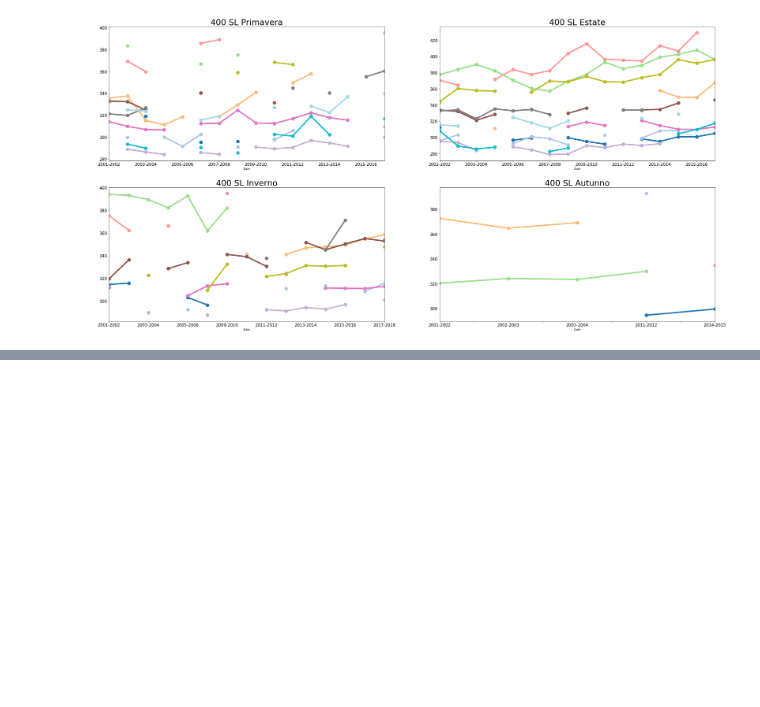
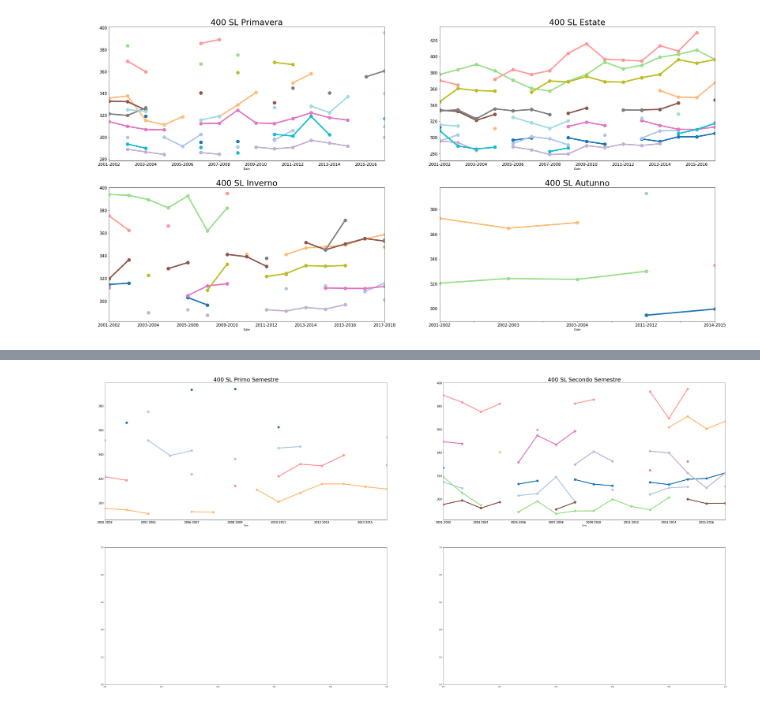
Before and after one commit to Antoniofs90/Nuotatori, a Jupyter notebook: Plotting-Copy1.ipynb, the cells around one changed output, grey strips where cells are left out. Drawn from its saved outputs; the diff is of its cells as text; code cells hidden in the pictures; blank space fills up the shorter version.

```diff
--- a/Plotting-Copy1.ipynb
+++ b/Plotting-Copy1.ipynb
@@ -535,25 +460,53 @@ Index: []
 # Aggiustiamo i dati, raggruppandoli
 Nuotatori_primo_quadrimestre_plot = pd.DataFrame(Nuotatori_primo_quadrimestre.groupby([Nuotatori_primavera['Date'], Nuotatori_primavera['Nuotatore']]).Time.agg('mean'))
 Nuotatori_secondo_quadrimestre_plot = pd.DataFrame(Nuotatori_secondo_quadrimestre.groupby([Nuotatori_estate['Date'], Nuotatori_estate['Nuotatore']]).Time.agg('mean'))
-Nuotatori_terzo_quadrimestre_plot = pd.DataFrame(Nuotatori_terzo_quadrimestre.groupby([Nuotatori_autunno['Date'], Nuotatori_autunno['Nuotatore']]).Time.agg('mean'))
-Nuotatori_quarto_quadrimestre_plot = pd.DataFrame(Nuotatori_quarto_quadrimestre.groupby([Nuotatori_inverno['Date'], Nuotatori_inverno['Nuotatore']]).Time.agg('mean'))
+if nsemestri==4 or nsemestri==3:
+    Nuotatori_terzo_quadrimestre_plot = pd.DataFrame(Nuotatori_terzo_quadrimestre.groupby([Nuotatori_autunno['Date'], Nuotatori_autunno['Nuotatore']]).Time.agg('mean'))
+if nsemestri==4:
+    Nuotatori_quarto_quadrimestre_plot = pd.DataFrame(Nuotatori_quarto_quadrimestre.groupby([Nuotatori_inverno['Date'], Nuotatori_inverno['Nuotatore']]).Time.agg('mean'))
 # %%
 Nuotatori_primo_quadrimestre_pivot = Nuotatori_primo_quadrimestre_plot.pivot_table(index='Date', columns='Nuotatore')
 Nuotatori_secondo_quadrimestre_pivot = Nuotatori_secondo_quadrimestre_plot.pivot_table(index='Date', columns='Nuotatore')
-Nuotatori_terzo_quadrimestre_pivot = Nuotatori_terzo_quadrimestre_plot.pivot_table(index='Date', columns='Nuotatore')
-Nuotatori_quarto_quadrimestre_pivot = Nuotatori_quarto_quadrimestre_plot.pivot_table(index='Date', columns='Nuotatore')
+if nsemestri==4 or nsemestri==3:
+    Nuotatori_terzo_quadrimestre_pivot = Nuotatori_terzo_quadrimestre_plot.pivot_table(index='Date', columns='Nuotatore')
+if nsemestri==4:
+    Nuotatori_quarto_quadrimestre_pivot = Nuotatori_quarto_quadrimestre_plot.pivot_table(index='Date', columns='Nuotatore')
 # %%
 # Plottiamo i dati dei nuotatori in base alle Stagioni dell'anno
-fig, axes = plt.subplots(nrows=2, ncols=2, figsize = (40,20))
+if nsemestri == 4:
+    fig, axes = plt.subplots(nrows=2, ncols=2, figsize = (40,20))
 
-Nuotatori_primo_quadrimestre_pivot.plot(ax=axes[0,0],marker= 'o',markersize=12,linestyle='-',linewidth=5, fontsize=15, color=colors, legend=False)
-axes[0,0].set_title(S[Stile]+" Primo Quadrimestre",fontsize=30)
+    Nuotatori_primo_quadrimestre_pivot.plot(ax=axes[0,0],marker= 'o',markersize=12,linestyle='-',linewidth=5, fontsize=15, color=colors, legend=False)
+    axes[0,0].set_title(S[Stile]+" Primo Quadrimestre",fontsize=30)
 
-Nuotatori_secondo_quadrimestre_pivot.plot(ax=axes[0,1],marker= 'o', markersize=12,linestyle='-',linewidth=5, fontsize=15, color=colors, legend=False)
-axes[0,1].set_title(S[Stile]+" Secondo Quadrimestre",fontsize=30)
+    Nuotatori_secondo_quadrimestre_pivot.plot(ax=axes[0,1],marker= 'o', markersize=12,linestyle='-',linewidth=5, fontsize=15, color=colors, legend=False)
+    axes[0,1].set_title(S[Stile]+" Secondo Quadrimestre",fontsize=30)
 
-Nuotatori_terzo_quadrimestre_pivot.plot(ax=axes[1,0],marker= 'o',markersize=12,linestyle='-',linewidth=5, fontsize=15, color=colors, legend=False)
-axes[1,0].set_title(S[Stile]+" Terzo Quadrimestre",fontsize=30)
+    Nuotatori_terzo_quadrimestre_pivot.plot(ax=axes[1,0],marker= 'o',markersize=12,linestyle='-',linewidth=5, fontsize=15, color=colors, legend=False)
+    axes[1,0].set_title(S[Stile]+" Terzo Quadrimestre",fontsize=30)
 
-Nuotatori_quarto_quadrimestre_pivot.plot(ax=axes[1,1],marker= 'o',markersize=12,linestyle='-',linewidth=5, fontsize=15, color=colors, legend=False)
-axes[1,1].set_title(S[Stile]+" Quarto Quadrimestre",fontsize=30)
+    Nuotatori_quarto_quadrimestre_pivot.plot(ax=axes[1,1],marker= 'o',markersize=12,linestyle='-',linewidth=5, fontsize=15, color=colors, legend=False)
+    axes[1,1].set_title(S[Stile]+" Quarto Quadrimestre",fontsize=30)
+
+if nsemestri == 6:
+    fig, axes = plt.subplots(nrows=2, ncols=2, figsize = (60,30))
+
+    Nuotatori_primo_quadrimestre_pivot.plot(ax=axes[0,0],marker= 'o',markersize=12,linestyle='-',linewidth=5, fontsize=15, color=colors, legend=False)
+    axes[0,0].set_title(S[Stile]+" Primo Semestre",fontsize=30)
+
+    Nuotatori_secondo_quadrimestre_pivot.plot(ax=axes[0,1],marker= 'o', markersize=12,linestyle='-',linewidth=5, fontsize=15, color=colors, legend=False)
+    axes[0,1].set_title(S[Stile]+" Secondo Semestre",fontsize=30)
+
+if nsemestri == 3:
+    fig, axes = plt.subplots(nrows=2, ncols=2, figsize = (40,20))
+
+    Nuotatori_primo_quadrimestre_pivot.plot(ax=axes[0,0],marker= 'o',markersize=12,linestyle='-',linewidth=5, fontsize=15, color=colors, legend=False)
+    axes[0,0].set_title(S[Stile]+" Primo Trimestre",fontsize=30)
+
+    Nuotatori_secondo_quadrimestre_pivot.plot(ax=axes[0,1],marker= 'o', markersize=12,linestyle='-',linewidth=5, fontsize=15, color=colors, legend=False)
+    axes[0,1].set_title(S[Stile]+" Secondo Trimestre",fontsize=30)
+
+    Nuotatori_terzo_quadrimestre_pivot.plot(ax=axes[1,0],marker= 'o',markersize=12,linestyle='-',linewidth=5, fontsize=15, color=colors, legend=False)
+    axes[1,0].set_title(S[Stile]+" Terzo Trimestre",fontsize=30)
+# %% [output]
+[figure, added]
```
Also changed, not shown: parts of 4 cells of this notebook.
